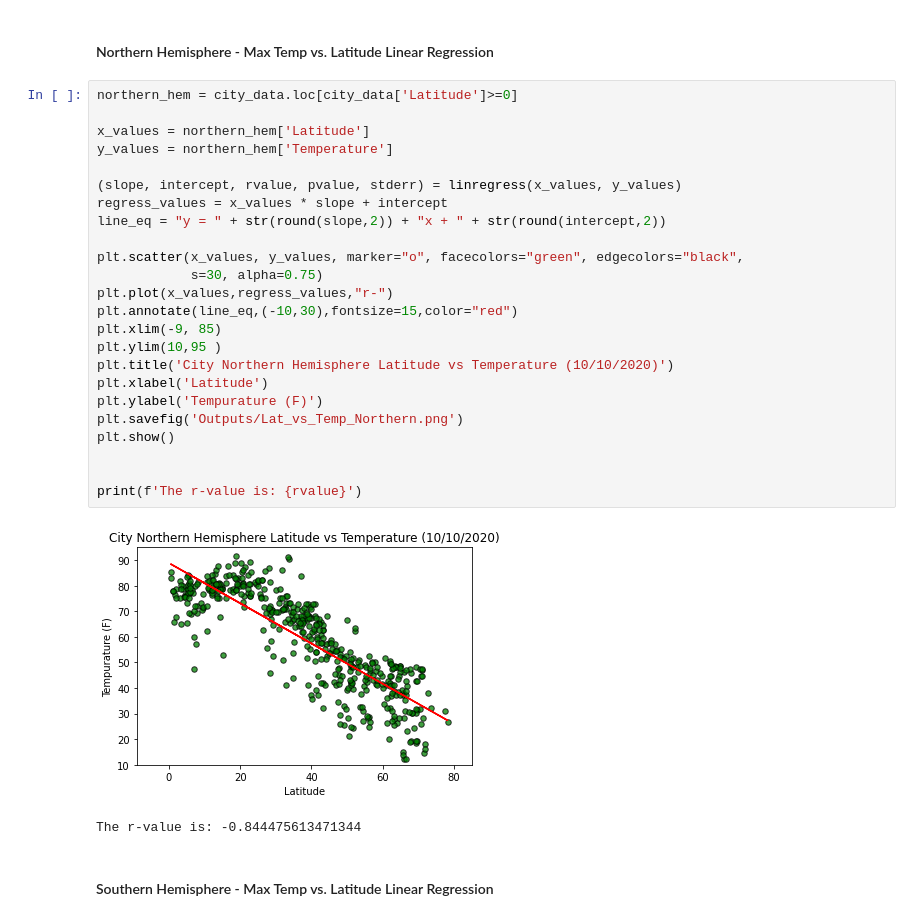
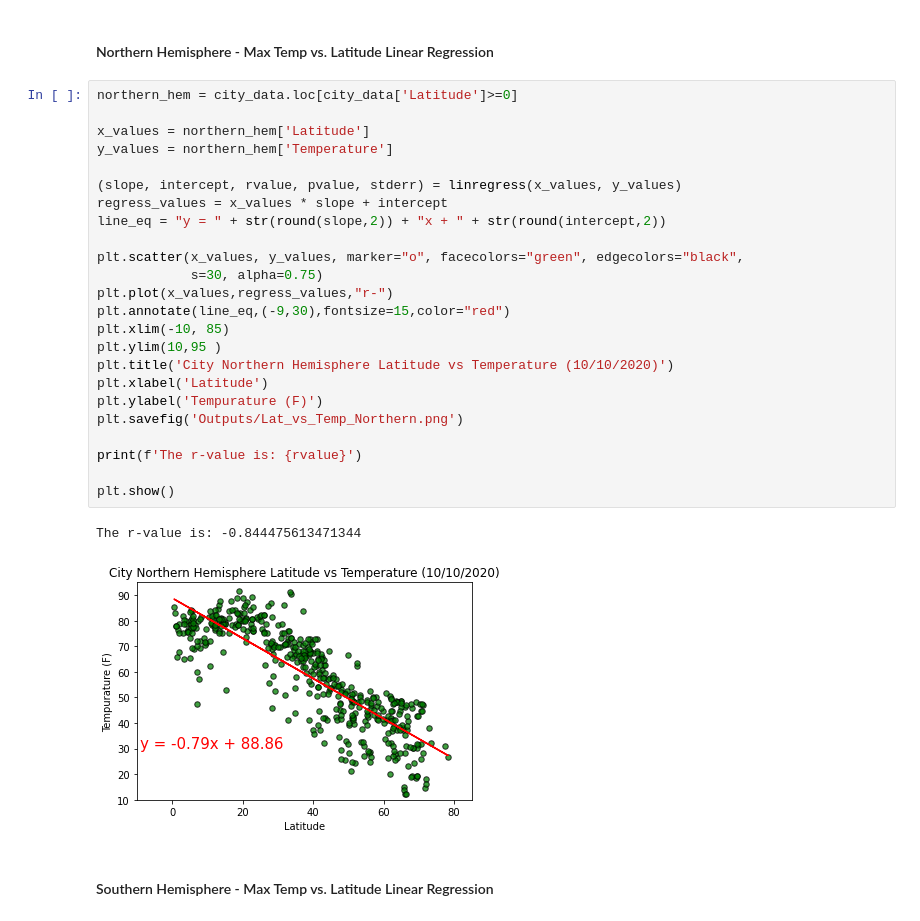
Before and after one commit to JeniLam/Python_API_Challenge, a Jupyter notebook: WeatherPy/WeatherPy.ipynb, the cells around one changed output. Drawn from its saved outputs; the diff is of its cells as text.

```diff
--- a/WeatherPy/WeatherPy.ipynb
+++ b/WeatherPy/WeatherPy.ipynb
@@ -313,29 +313,29 @@ Your second requirement is to run linear regression on each relationship, only t
 # %%
 northern_hem = city_data.loc[city_data['Latitude']>=0]
 
 x_values = northern_hem['Latitude']
 y_values = northern_hem['Temperature']
 
 (slope, intercept, rvalue, pvalue, stderr) = linregress(x_values, y_values)
 regress_values = x_values * slope + intercept
 line_eq = "y = " + str(round(slope,2)) + "x + " + str(round(intercept,2))
 
 plt.scatter(x_values, y_values, marker="o", facecolors="green", edgecolors="black",
             s=30, alpha=0.75)
 plt.plot(x_values,regress_values,"r-")
-plt.annotate(line_eq,(-10,30),fontsize=15,color="red")
-plt.xlim(-9, 85)
+plt.annotate(line_eq,(-9,30),fontsize=15,color="red")
+plt.xlim(-10, 85)
 plt.ylim(10,95 )
 plt.title('City Northern Hemisphere Latitude vs Temperature (10/10/2020)')
 plt.xlabel('Latitude')
 plt.ylabel('Tempurature (F)')
 plt.savefig('Outputs/Lat_vs_Temp_Northern.png')
-plt.show()
-
 
 print(f'The r-value is: {rvalue}')
+
+plt.show()
 # %% [output]
+The r-value is: -0.844475613471344
-[figure, old version]
+[figure, new version]
-The r-value is: -0.844475613471344
 # %% [markdown]
 ####  Southern Hemisphere - Max Temp vs. Latitude Linear Regression
```
Also changed, not shown: parts of 8 cells of this notebook, 3 other files.
